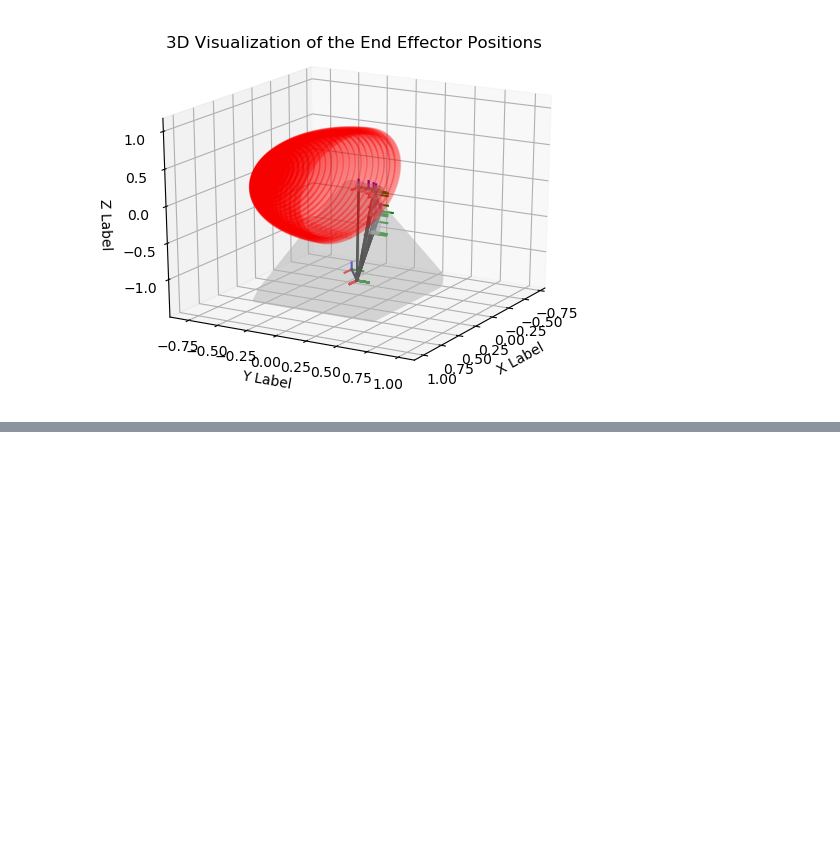
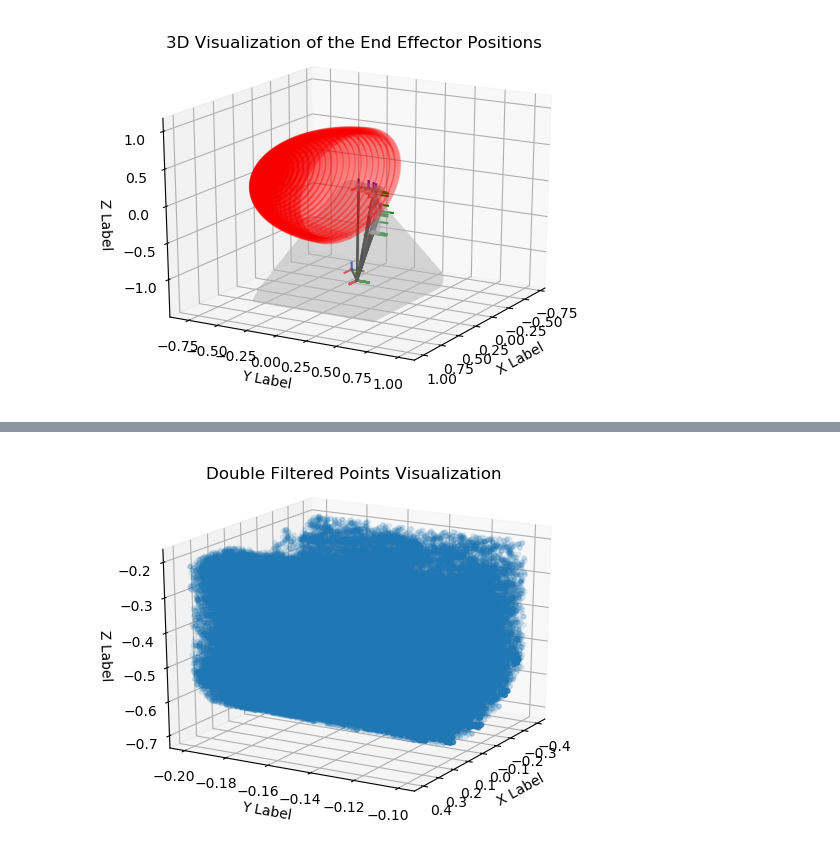
Before and after one commit to ziwon-park/Mujoco_RobotArm, a Jupyter notebook: script/visualize_workspace/plot.ipynb, the cells around one changed output, grey strips where cells are left out. Saved outputs shown, nothing was run; the diff lists cells and outputs as text; code cells hidden in the pictures; blank space fills up the shorter version.

```diff
--- a/script/visualize_workspace/plot.ipynb
+++ b/script/visualize_workspace/plot.ipynb
@@ -187,0 +282,74 @@ for params in linspace_parameters:
+# %%
+import csv
+import numpy as np
+import matplotlib.pyplot as plt
+from mpl_toolkits.mplot3d import Axes3D
+import math
+
+# 일반적인 조건
+conditions = {
+    'x': (-0.4, 0.4),
+    'y': (-0.2, -0.1),
+    'z': (None, -0.2)
+}
+
+# 링 조건
+ring_conditions = {
+    'r_min': 0.2,
+    'r_max': 3
+}
+
+def check_conditions(x, y, z, conditions):
+    # 일반 조건 확인
+    for axis, (min_val, max_val) in conditions.items():
+        value = {'x': x, 'y': y, 'z': z}[axis]
+        if min_val is not None and value < min_val:
+            return False
+        if max_val is not None and value >= max_val:
+            return False
+    return True
+
+def check_ring_conditions(x, y, z, ring_conditions):
+    # 링 조건 확인
+    r = math.sqrt(x**2 + y**2)
+    return ring_conditions['r_min'] <= r <= ring_conditions['r_max']
+
+# CSV 파일에서 데이터 읽기 및 필터링
+data = []
+with open('clustered_data.csv', newline='') as csvfile:
+    reader = csv.reader(csvfile)
+    next(reader)  # 헤더 건너뛰기
+    for row in reader:
+        x, y, z = float(row[0]), float(row[1]), float(row[2])
+        if check_conditions(x, y, z, conditions) and check_ring_conditions(x, y, z, ring_conditions):
+        # if check_conditions(x, y, z, conditions):
+            data.append([x, y, z])
+
+# 조건에 맞는 데이터로 새로운 CSV 파일 저장
+filtered_csv_path = 'double_filtered_clustered_data.csv'
+with open(filtered_csv_path, 'w', newline='') as csvfile:
+    writer = csv.writer(csvfile)
+    writer.writerow(["x", "y", "z"])  # 헤더 작성
+    writer.writerows(data)
+
+# 시각화
+fig = plt.figure()
+ax = fig.add_subplot(111, projection='3d')
+
+# 데이터로부터 x, y, z 좌표 분리
+x, y, z = zip(*data)
+
+# 3D 산점도 플롯
+ax.scatter(x, y, z, alpha=0.1, s=10)
+
+# 축 라벨 및 제목 설정
+ax.set_xlabel('X Label')
+ax.set_ylabel('Y Label')
+ax.set_zlabel('Z Label')
+ax.set_title('Double Filtered Points Visualization')
+ax.view_init(elev=20, azim=30)
+
+# 플롯 표시
+plt.show()
+# %% [output]
+[figure, added]
```
Also changed, not shown: parts of 10 cells of this notebook, 2 other files.
